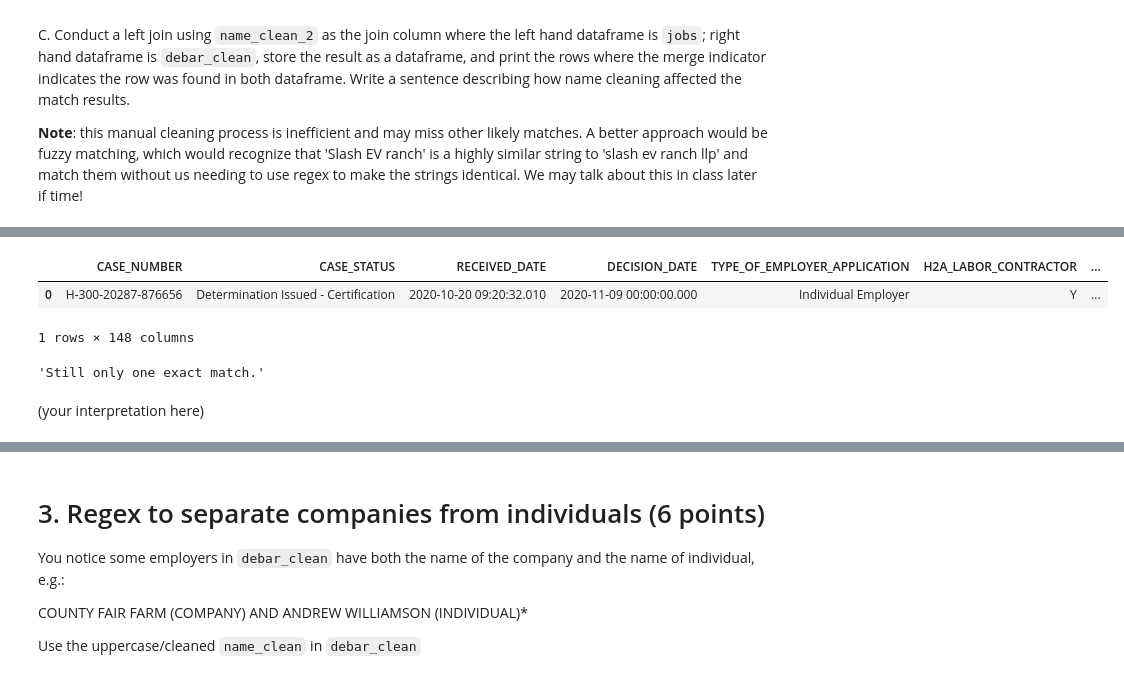
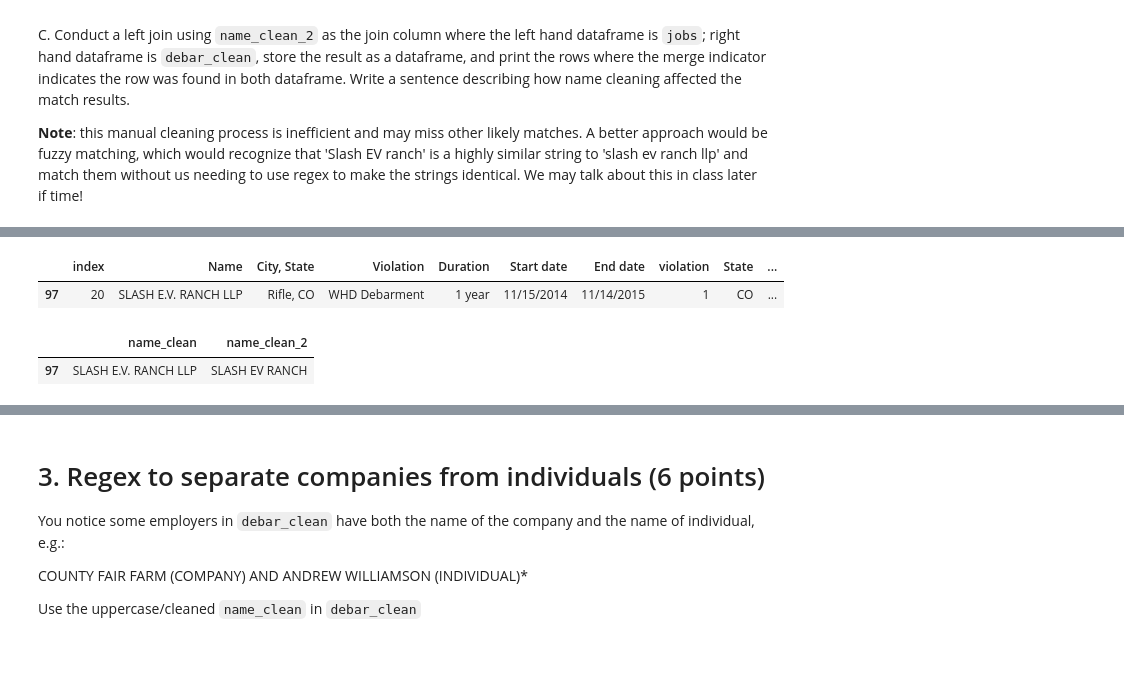
Before and after one commit to alexcraig043/qss-20, a Jupyter notebook: problemsets/pset3/pset3_f0055yb_f005g0v.ipynb, the cells around one changed output, grey strips where cells are left out. Cells and saved outputs as stored; diff of their text form; code cells hidden in the pictures; blank space fills up the shorter version.

```diff
--- a/problemsets/pset3/pset3_f0055yb_f005g0v.ipynb
+++ b/problemsets/pset3/pset3_f0055yb_f005g0v.ipynb
@@ -448,9 +451,9 @@ B. Print a random sample of 15 values of each result
 
 C. Assign the full vector of uppercase names back to the original data, writing over the original `EMPLOYER_NAME` and `Name` columns
 # %%
-## insert your code to turn into uppercase here
-debar_name_upper = debar_clean["Name"].str.upper().tolist()
-job_employer_name_upper = jobs["EMPLOYER_NAME"].str.upper().tolist()
+# ## insert your code to turn into uppercase here
+debar_name_upper = [name.upper() for name in debar_clean['Name']]
+job_employer_name_upper = [name.upper() for name in jobs['EMPLOYER_NAME']]
 # %%
 ## insert your code for the random sample
 print(random.choices(debar_name_upper, k=15))
@@ -557,15 +606,12 @@ C. Conduct a left join using `name_clean_2` as the join column where the left ha
 # %%
-## your code here
-merged_by_name_clean = pd.merge(jobs, debar_clean, on="name_clean", how="inner")
-merged_by_name_clean
-"Still only one exact match."
+# B.
+debar_clean[debar_clean["name_clean"] == "SLASH E.V. RANCH LLP"]
 
-# debar_clean["name_clean_2"] = [re.sub(r"SLASH E\.V\. Ranch LLP", "SLASH EV RANCH", name) for name in debar_clean["name_clean"].tolist()]
-# debar_clean[debar_clean["name_clean"] != debar_clean["name_clean_2"]][["name_clean", "name_clean_2"]]
+debar_clean["name_clean_2"] = [re.sub(r"\sE\.V\.\sRANCH\sLLP", " EV RANCH", name) for name in debar_clean["name_clean"].tolist()]
+
+debar_clean[debar_clean["name_clean"] != debar_clean["name_clean_2"]][["name_clean", "name_clean_2"]]
 # %% [output]
-|  | CASE_NUMBER | CASE_STATUS | RECEIVED_DATE | DECISION_DATE | TYPE_OF_EMPLOYER_APPLICATION | H2A_LABOR_CONTRACTOR | ... |
-| 0 | H-300-20287-876656 | Determination Issued - Certification | 2020-10-20 09:20:32.010 | 2020-11-09 00:00:00.000 | Individual Employer | Y | ... |
+|  | index | Name | City, State | Violation | Duration | Start date | End date | violation | State | ... |
+| 97 | 20 | SLASH E.V. RANCH LLP | Rifle, CO | WHD Debarment | 1 year | 11/15/2014 | 11/14/2015 | 1 | CO | ... |
-1 rows × 148 columns
-'Still only one exact match.'
+|  | name_clean | name_clean_2 |
+| 97 | SLASH E.V. RANCH LLP | SLASH EV RANCH |
-# %% [markdown]
-(your interpretation here)
```
Also changed, not shown: parts of 16 cells of this notebook, 6 other files.
